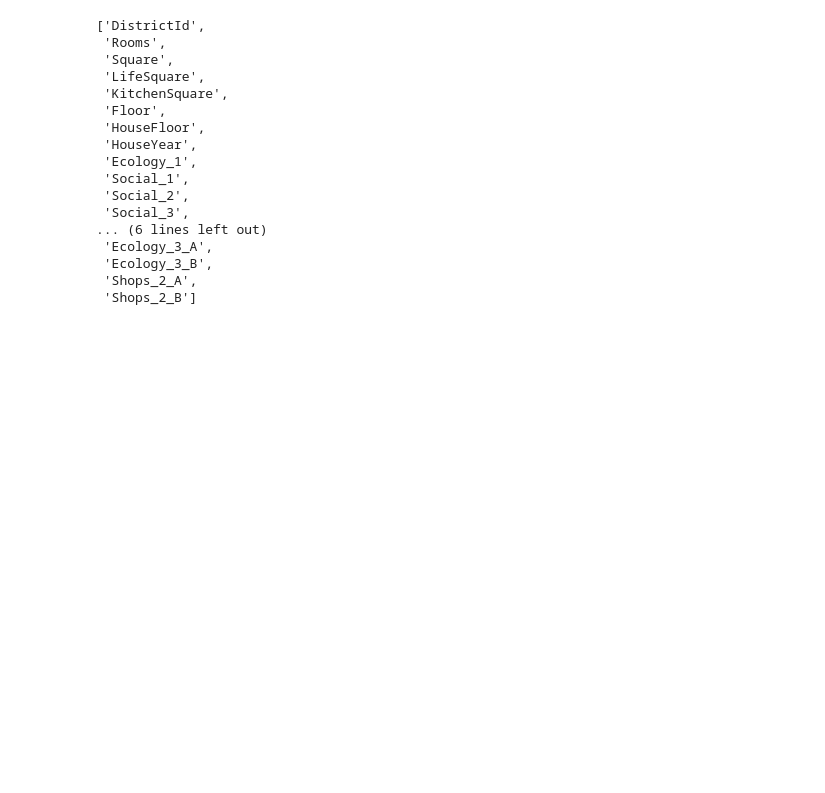
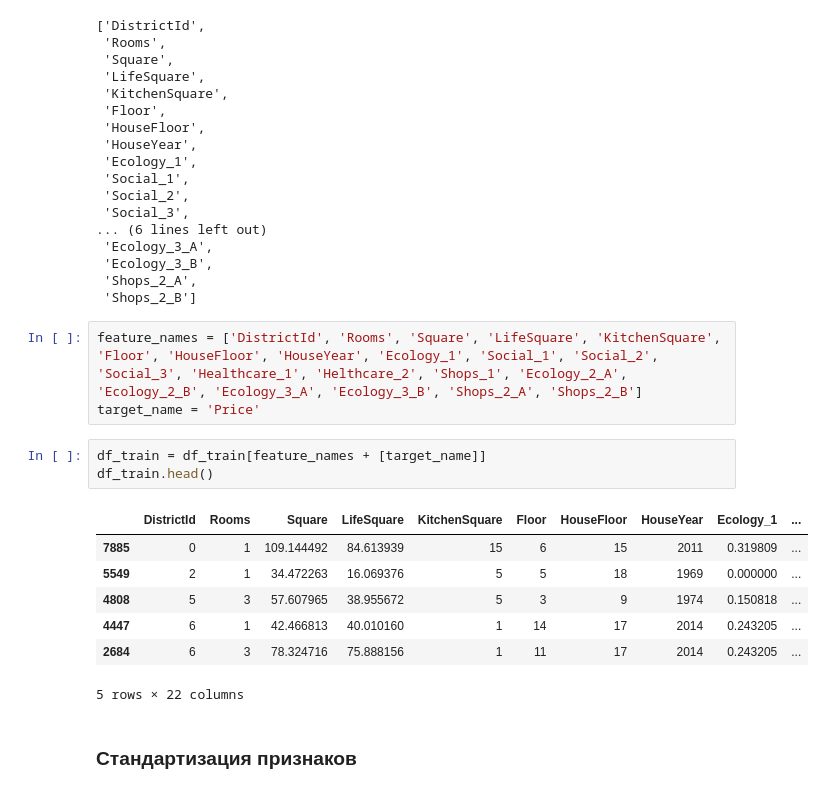
Before and after one commit to superbe/PythonLibrariesForDataScience, a Jupyter notebook: project_task/Курсовой проект.ipynb, the cells around one changed output. Cells and saved outputs as stored; diff of their text form; blank space fills up the shorter version.

```diff
--- a/project_task/Курсовой проект.ipynb
+++ b/project_task/Курсовой проект.ipynb
@@ -1199,3 +1199,19 @@ df_train.columns.tolist()
  'Ecology_3_B',
  'Shops_2_A',
  'Shops_2_B']
+# %%
+feature_names = ['DistrictId', 'Rooms', 'Square', 'LifeSquare', 'KitchenSquare', 'Floor', 'HouseFloor', 'HouseYear', 'Ecology_1', 'Social_1', 'Social_2', 'Social_3', 'Healthcare_1', 'Helthcare_2', 'Shops_1', 'Ecology_2_A', 'Ecology_2_B', 'Ecology_3_A', 'Ecology_3_B', 'Shops_2_A', 'Shops_2_B']
+target_name = 'Price'
+# %%
+df_train = df_train[feature_names + [target_name]]
+df_train.head()
+# %% [output]
+|  | DistrictId | Rooms | Square | LifeSquare | KitchenSquare | Floor | HouseFloor | HouseYear | Ecology_1 | ... |
+| 7885 | 0 | 1 | 109.144492 | 84.613939 | 15 | 6 | 15 | 2011 | 0.319809 | ... |
+| 5549 | 2 | 1 | 34.472263 | 16.069376 | 5 | 5 | 18 | 1969 | 0.000000 | ... |
+| 4808 | 5 | 3 | 57.607965 | 38.955672 | 5 | 3 | 9 | 1974 | 0.150818 | ... |
+| 4447 | 6 | 1 | 42.466813 | 40.010160 | 1 | 14 | 17 | 2014 | 0.243205 | ... |
+| 2684 | 6 | 3 | 78.324716 | 75.888156 | 1 | 11 | 17 | 2014 | 0.243205 | ... |
+5 rows × 22 columns
+# %% [markdown]
+### Стандартизация признаков
```
Also changed, not shown: parts of 17 cells of this notebook, 2 other files.
